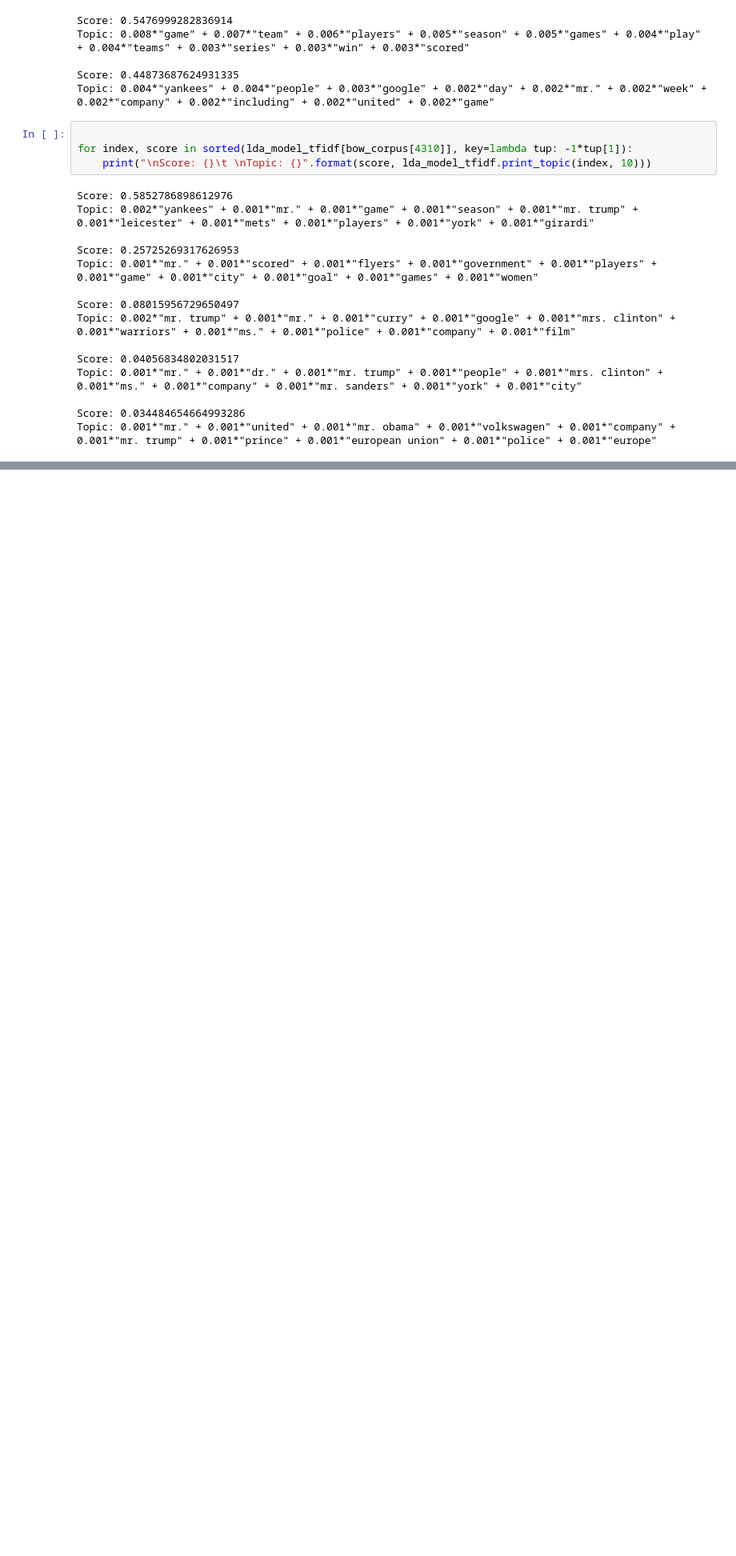
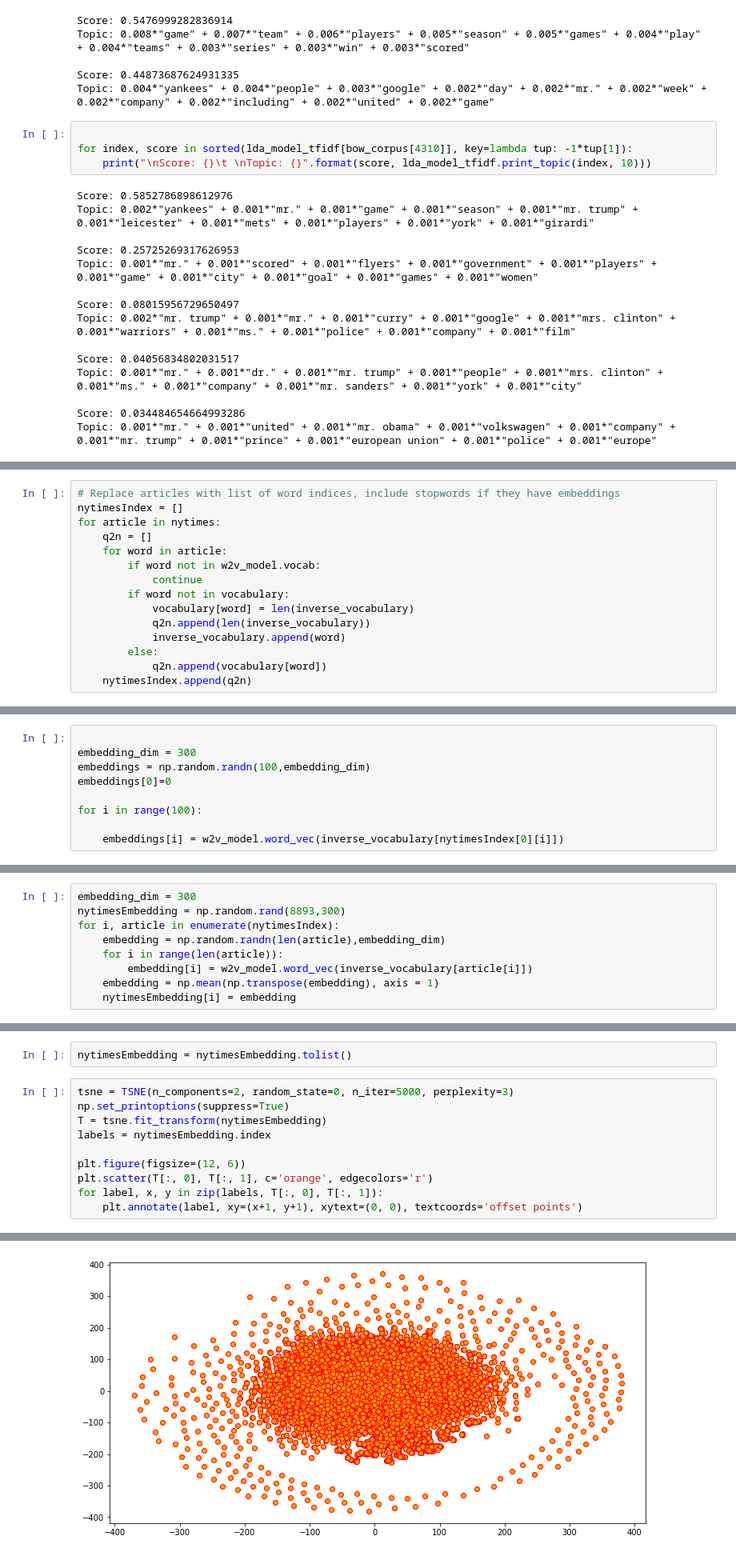
Before and after one commit to ffangsong/Sentence_Embedding_for_Ranking, a Jupyter notebook: src/Newspaper_Topic_Modeling.ipynb, the cells around one changed output, grey strips where cells are left out. Shown: that part at 80% size. Drawn from its saved outputs; the diff is of its cells as text; blank space fills up the shorter version.

Commit message:
add word2vec+clustering

```diff
--- a/src/Newspaper_Topic_Modeling.ipynb
+++ b/src/Newspaper_Topic_Modeling.ipynb
@@ -313,0 +380,15 @@ Topic: 0.001*"mr." + 0.001*"united" + 0.001*"mr. obama" + 0.001*"volkswagen" + 0
+# %%
+# Replace articles with list of word indices, include stopwords if they have embeddings
+nytimesIndex = []
+for article in nytimes:
+    q2n = []
+    for word in article:
+        if word not in w2v_model.vocab:
+            continue
+        if word not in vocabulary:
+            vocabulary[word] = len(inverse_vocabulary)
+            q2n.append(len(inverse_vocabulary))
+            inverse_vocabulary.append(word)
+        else:
+            q2n.append(vocabulary[word])
+    nytimesIndex.append(q2n)
@@ -313,0 +399,9 @@ Topic: 0.001*"mr." + 0.001*"united" + 0.001*"mr. obama" + 0.001*"volkswagen" + 0
+# %%
+
+embedding_dim = 300
+embeddings = np.random.randn(100,embedding_dim)
+embeddings[0]=0
+
+for i in range(100):
+
+    embeddings[i] = w2v_model.word_vec(inverse_vocabulary[nytimesIndex[0][i]])
@@ -313,0 +414,9 @@ Topic: 0.001*"mr." + 0.001*"united" + 0.001*"mr. obama" + 0.001*"volkswagen" + 0
+# %%
+embedding_dim = 300
+nytimesEmbedding = np.random.rand(8893,300)
+for i, article in enumerate(nytimesIndex):
+    embedding = np.random.randn(len(article),embedding_dim)
+    for i in range(len(article)):
+        embedding[i] = w2v_model.word_vec(inverse_vocabulary[article[i]])
+    embedding = np.mean(np.transpose(embedding), axis = 1)
+    nytimesEmbedding[i] = embedding
@@ -313,0 +452,13 @@ Topic: 0.001*"mr." + 0.001*"united" + 0.001*"mr. obama" + 0.001*"volkswagen" + 0
+# %%
+nytimesEmbedding = nytimesEmbedding.tolist()
+# %%
+tsne = TSNE(n_components=2, random_state=0, n_iter=5000, perplexity=3)
+np.set_printoptions(suppress=True)
+T = tsne.fit_transform(nytimesEmbedding)
+labels = nytimesEmbedding.index
+
+plt.figure(figsize=(12, 6))
+plt.scatter(T[:, 0], T[:, 1], c='orange', edgecolors='r')
+for label, x, y in zip(labels, T[:, 0], T[:, 1]):
+    plt.annotate(label, xy=(x+1, y+1), xytext=(0, 0), textcoords='offset points')
+# %% [output]
@@ -313,0 +466 @@ Topic: 0.001*"mr." + 0.001*"united" + 0.001*"mr. obama" + 0.001*"volkswagen" + 0
+[figure, added]
```
Also changed, not shown: parts of 41 cells of this notebook.
